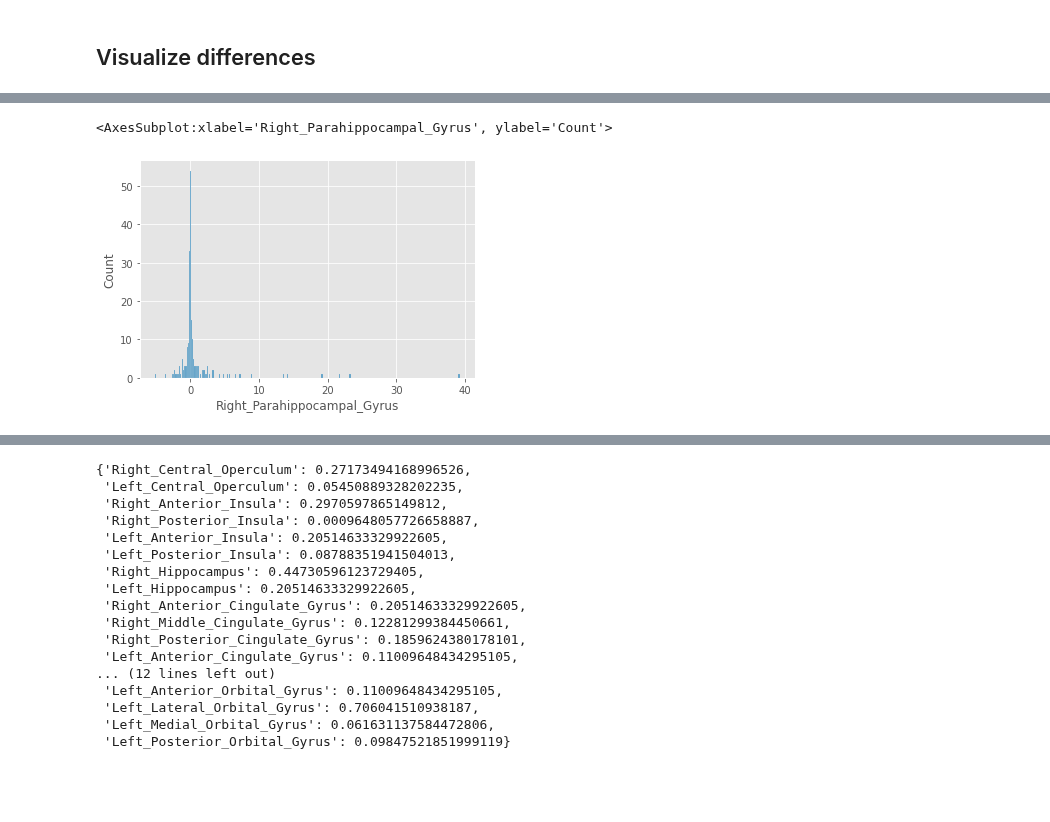
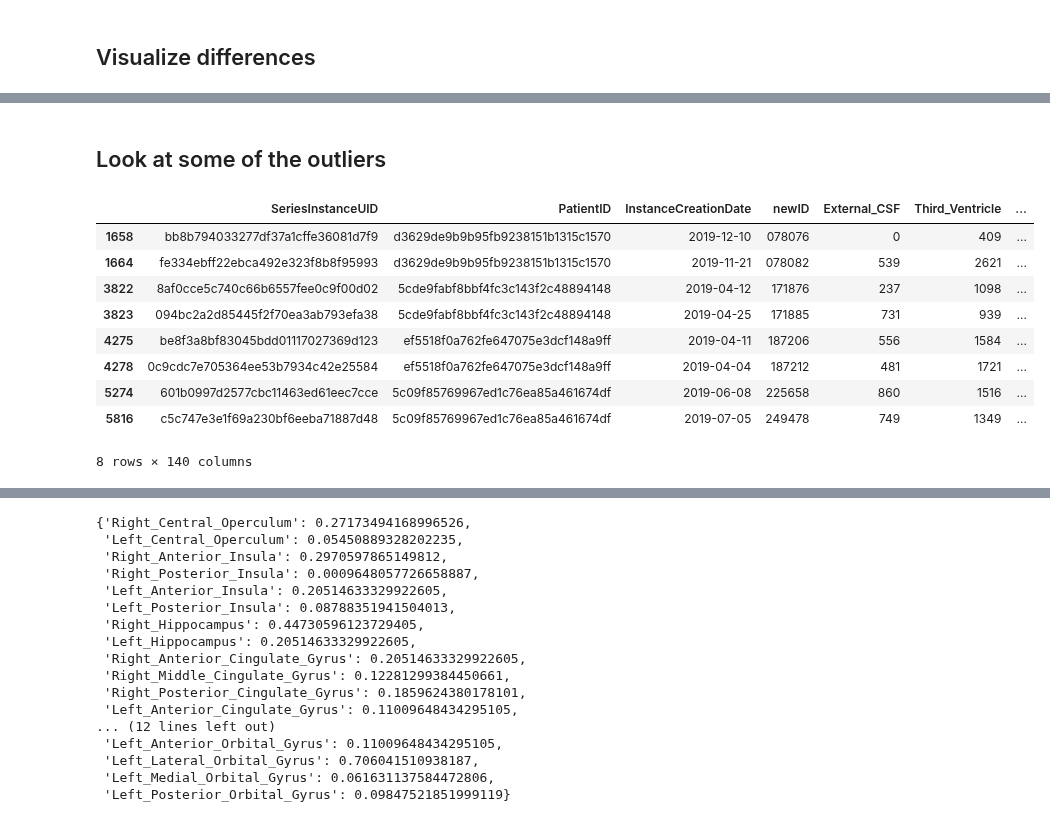
Before and after one commit to Kiril94/Thesis, a Jupyter notebook: cobra/t1_long/run_test.ipynb, the cells around one changed output, grey strips where cells are left out. Drawn from its saved outputs; the diff is of its cells as text; code cells hidden in the pictures; blank space fills up the shorter version.

```diff
--- a/cobra/t1_long/run_test.ipynb
+++ b/cobra/t1_long/run_test.ipynb
@@ -57,5 +63,17 @@ Text(0.5, 1.0, 'All included patients')
-# %%
-sns.histplot(df_dV.Right_Parahippocampal_Gyrus)
-# %% [output]
-<AxesSubplot:xlabel='Right_Parahippocampal_Gyrus', ylabel='Count'>
-[figure, removed]
+# %% [markdown]
+## Look at some of the outliers
+# %%
+LPOG_pats = df_dV[np.abs(stats.zscore(df_dV.Left_Posterior_Orbital_Gyrus)) > 3].PatientID.unique()
+# %%
+pred_df_f[pred_df_f.PatientID.isin(LPOG_pats)]
+# %% [output]
+|  | SeriesInstanceUID | PatientID | InstanceCreationDate | newID | External_CSF | Third_Ventricle | ... |
+| 1658 | bb8b794033277df37a1cffe36081d7f9 | d3629de9b9b95fb9238151b1315c1570 | 2019-12-10 | 078076 | 0 | 409 | ... |
+| 1664 | fe334ebff22ebca492e323f8b8f95993 | d3629de9b9b95fb9238151b1315c1570 | 2019-11-21 | 078082 | 539 | 2621 | ... |
+| 3822 | 8af0cce5c740c66b6557fee0c9f00d02 | 5cde9fabf8bbf4fc3c143f2c48894148 | 2019-04-12 | 171876 | 237 | 1098 | ... |
+| 3823 | 094bc2a2d85445f2f70ea3ab793efa38 | 5cde9fabf8bbf4fc3c143f2c48894148 | 2019-04-25 | 171885 | 731 | 939 | ... |
+| 4275 | be8f3a8bf83045bdd01117027369d123 | ef5518f0a762fe647075e3dcf148a9ff | 2019-04-11 | 187206 | 556 | 1584 | ... |
+| 4278 | 0c9cdc7e705364ee53b7934c42e25584 | ef5518f0a762fe647075e3dcf148a9ff | 2019-04-04 | 187212 | 481 | 1721 | ... |
+| 5274 | 601b0997d2577cbc11463ed61eec7cce | 5c09f85769967ed1c76ea85a461674df | 2019-06-08 | 225658 | 860 | 1516 | ... |
+| 5816 | c5c747e3e1f69a230bf6eeba71887d48 | 5c09f85769967ed1c76ea85a461674df | 2019-07-05 | 249478 | 749 | 1349 | ... |
+8 rows × 140 columns
```
Also changed, not shown: parts of 6 cells of this notebook, 1 other file.
